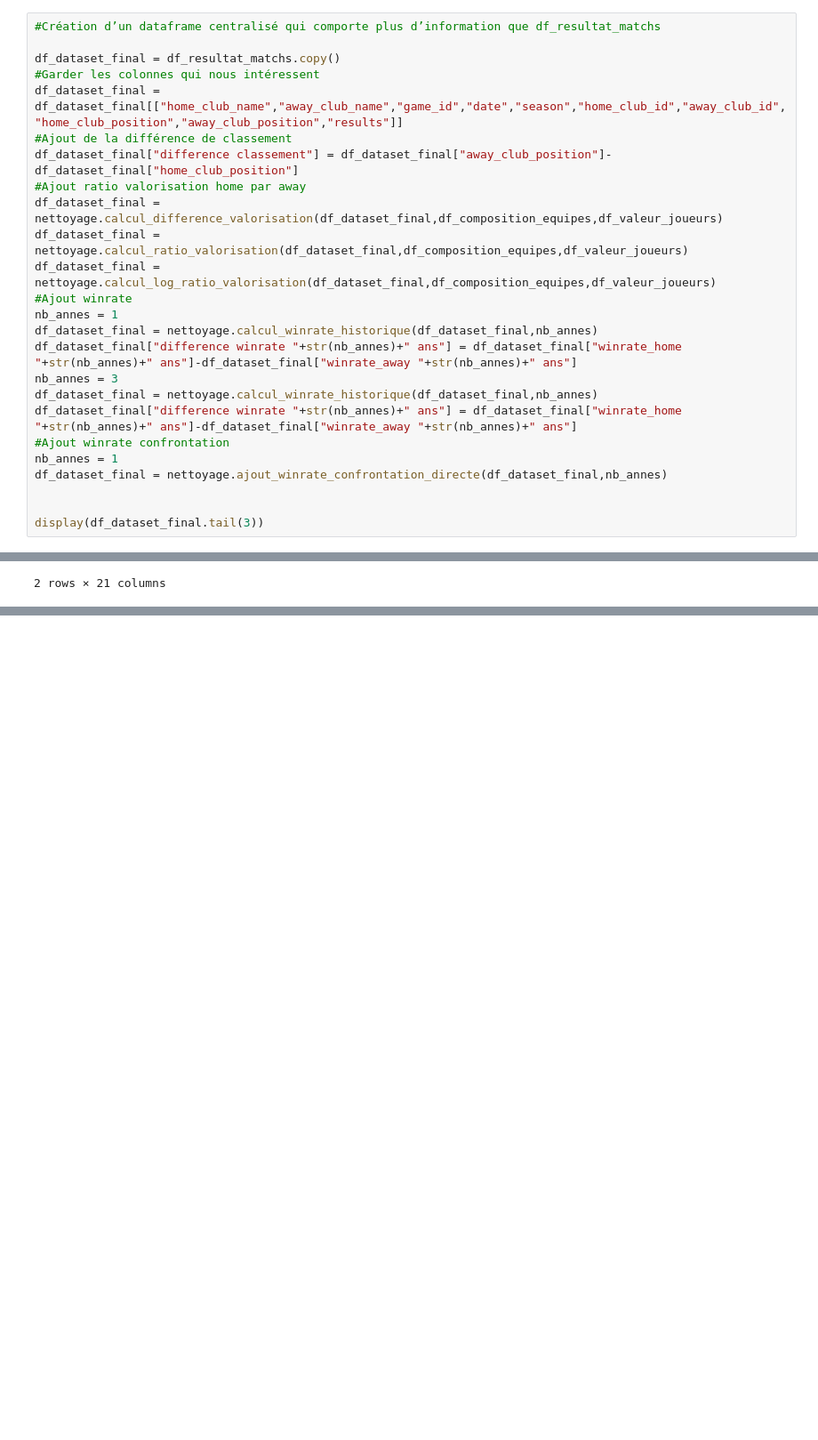
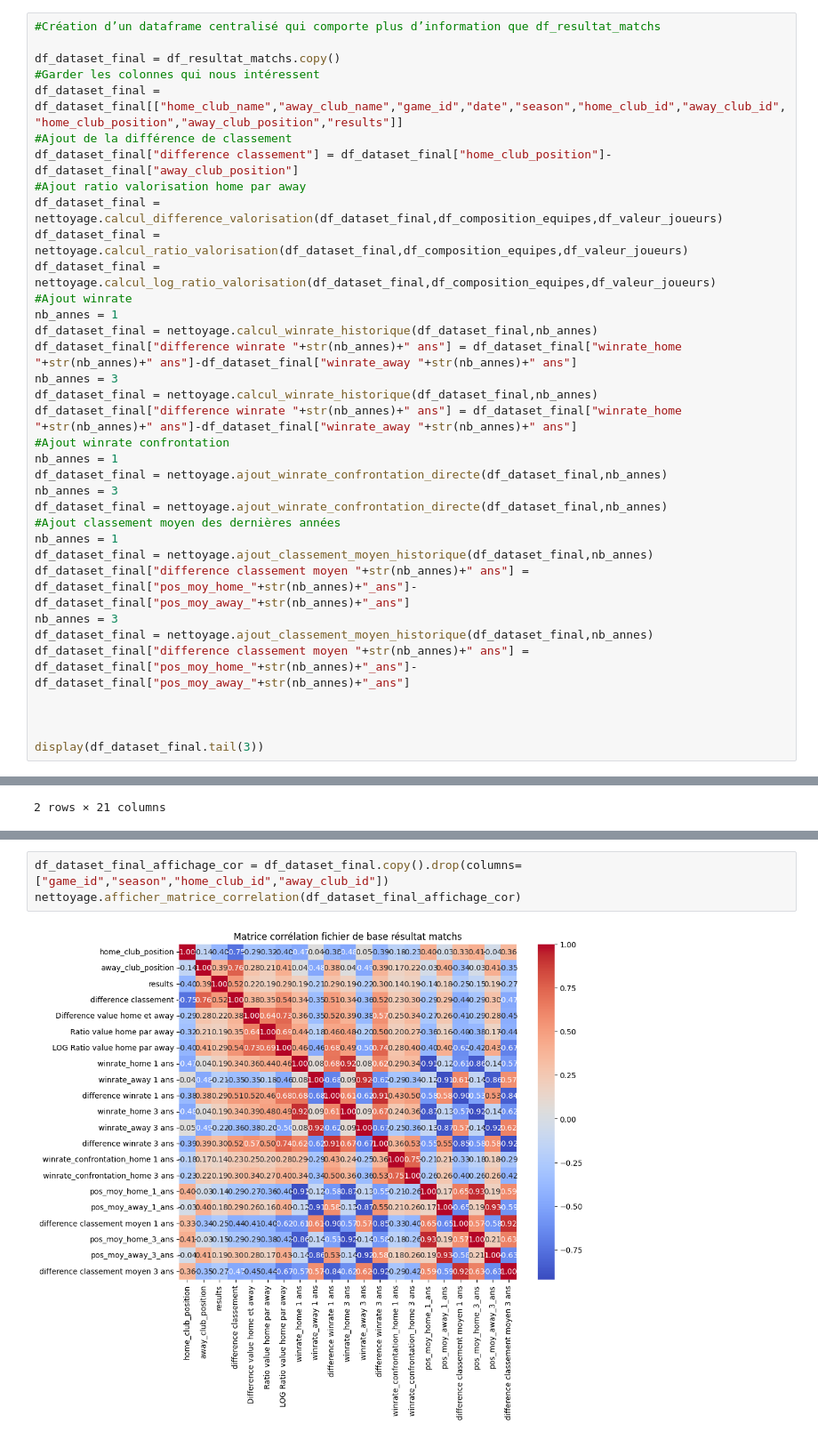
Before and after one commit to AntoninChevalier/Winunmax, a Jupyter notebook: notebooks/exploration.ipynb, the cells around one changed output, grey strips where cells are left out. Shown at 89% size. Saved outputs shown, nothing was run; the diff lists cells and outputs as text; blank space fills up the shorter version.

```diff
--- a/notebooks/exploration.ipynb
+++ b/notebooks/exploration.ipynb
@@ -335,7 +333,7 @@ df_dataset_final = df_resultat_matchs.copy()
 #Garder les colonnes qui nous intéressent
 df_dataset_final = df_dataset_final[["home_club_name","away_club_name","game_id","date","season","home_club_id","away_club_id","home_club_position","away_club_position","results"]]
 #Ajout de la différence de classement
-df_dataset_final["difference classement"] = df_dataset_final["away_club_position"]-df_dataset_final["home_club_position"]
+df_dataset_final["difference classement"] = df_dataset_final["home_club_position"]-df_dataset_final["away_club_position"]
 #Ajout ratio valorisation home par away
 df_dataset_final = nettoyage.calcul_difference_valorisation(df_dataset_final,df_composition_equipes,df_valeur_joueurs)
 df_dataset_final = nettoyage.calcul_ratio_valorisation(df_dataset_final,df_composition_equipes,df_valeur_joueurs)
@@ -350,6 +348,16 @@ df_dataset_final["difference winrate "+str(nb_annes)+" ans"] = df_dataset_final[
 #Ajout winrate confrontation
 nb_annes = 1
 df_dataset_final = nettoyage.ajout_winrate_confrontation_directe(df_dataset_final,nb_annes)
+nb_annes = 3
+df_dataset_final = nettoyage.ajout_winrate_confrontation_directe(df_dataset_final,nb_annes)
+#Ajout classement moyen des dernières années
+nb_annes = 1
+df_dataset_final = nettoyage.ajout_classement_moyen_historique(df_dataset_final,nb_annes)
+df_dataset_final["difference classement moyen "+str(nb_annes)+" ans"] = df_dataset_final["pos_moy_home_"+str(nb_annes)+"_ans"]-df_dataset_final["pos_moy_away_"+str(nb_annes)+"_ans"]
+nb_annes = 3
+df_dataset_final = nettoyage.ajout_classement_moyen_historique(df_dataset_final,nb_annes)
+df_dataset_final["difference classement moyen "+str(nb_annes)+" ans"] = df_dataset_final["pos_moy_home_"+str(nb_annes)+"_ans"]-df_dataset_final["pos_moy_away_"+str(nb_annes)+"_ans"]
+
 
 
 display(df_dataset_final.tail(3))
@@ -376,0 +403,5 @@ df_test.head(20)
+# %%
+df_dataset_final_affichage_cor = df_dataset_final.copy().drop(columns=["game_id","season","home_club_id","away_club_id"])
+nettoyage.afficher_matrice_correlation(df_dataset_final_affichage_cor)
+# %% [output]
+[figure, added]
```
Also changed, not shown: parts of 5 cells of this notebook, 5 other files.
